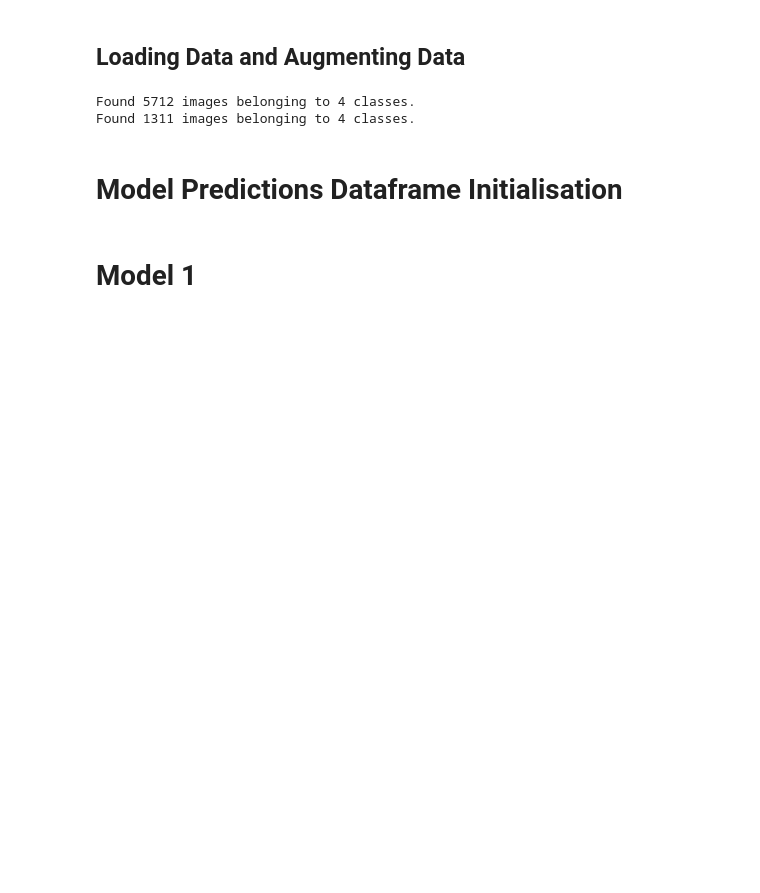
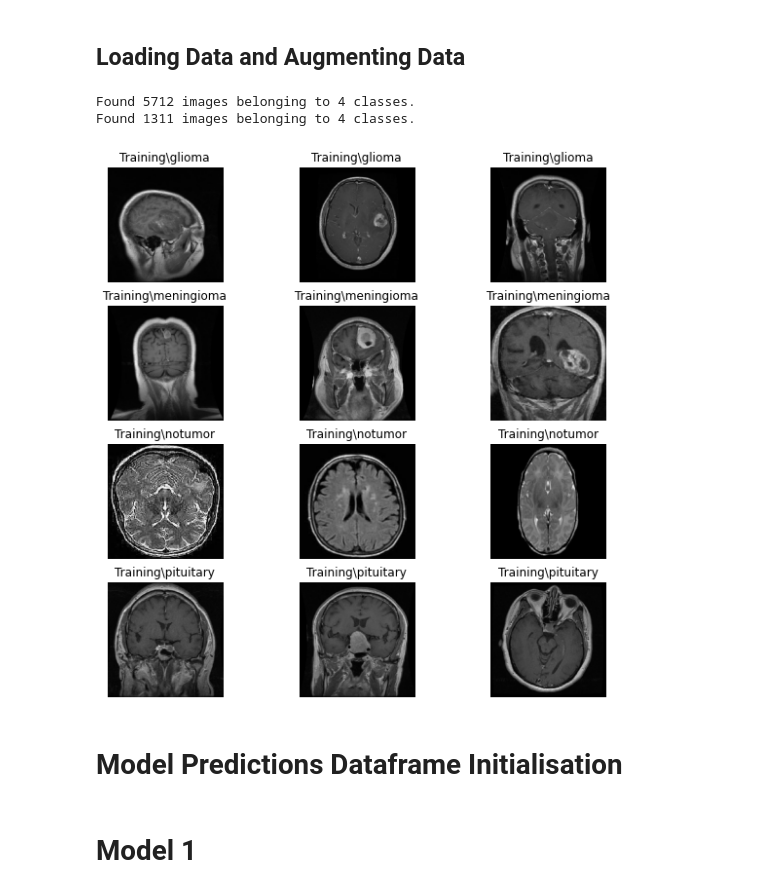
Before and after one commit to AnuraghSarkar/inversecooking, a Jupyter notebook: mri.ipynb, the cells around one changed output. Saved outputs shown, nothing was run; the diff lists cells and outputs as text; code cells hidden in the pictures; blank space fills up the shorter version.

Commit message:
data source images

```diff
--- a/mri.ipynb
+++ b/mri.ipynb
@@ -137,6 +137,19 @@ folders = glob(r'Training/*')
 # %% [output]
 Found 5712 images belonging to 4 classes.
 Found 1311 images belonging to 4 classes.
+# %%
+#show the few images of training set
+plt.figure(figsize=(10,10))
+for i in range(len(folders)):
+    folder = folders[i]
+    for j in range(3):
+        img = load_img(folder+'/'+random.choice(os.listdir(folder)), target_size=IMAGE_SIZE)
+        plt.subplot(len(folders), 3, i*3+j+1)
+        plt.imshow(img)
+        plt.title(folder.split('/')[-1])
+        plt.axis('off')
+# %% [output]
+[figure, added]
 # %% [markdown]
 # Model Predictions Dataframe Initialisation
 # %%
```
